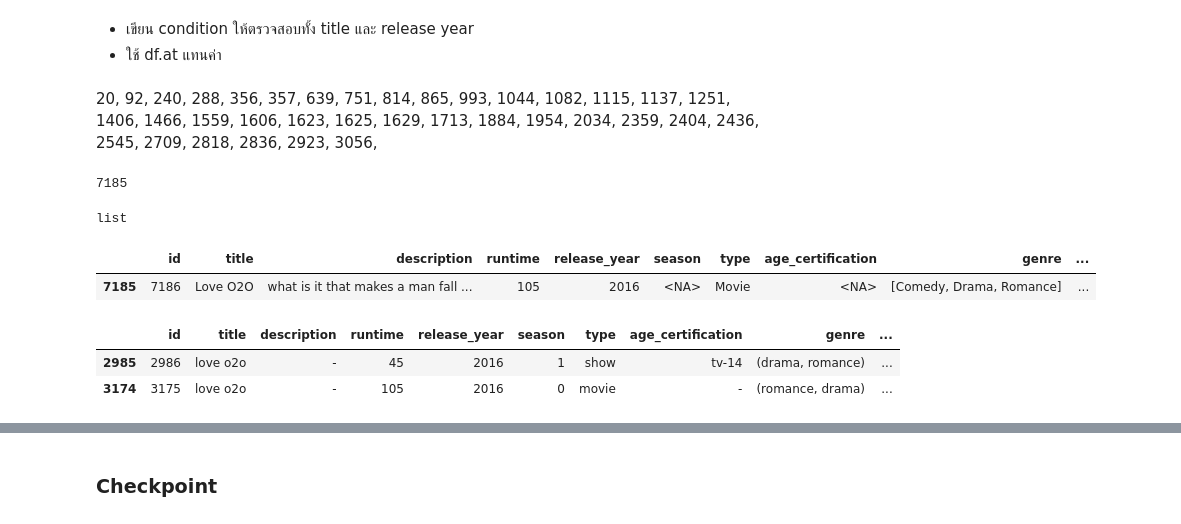
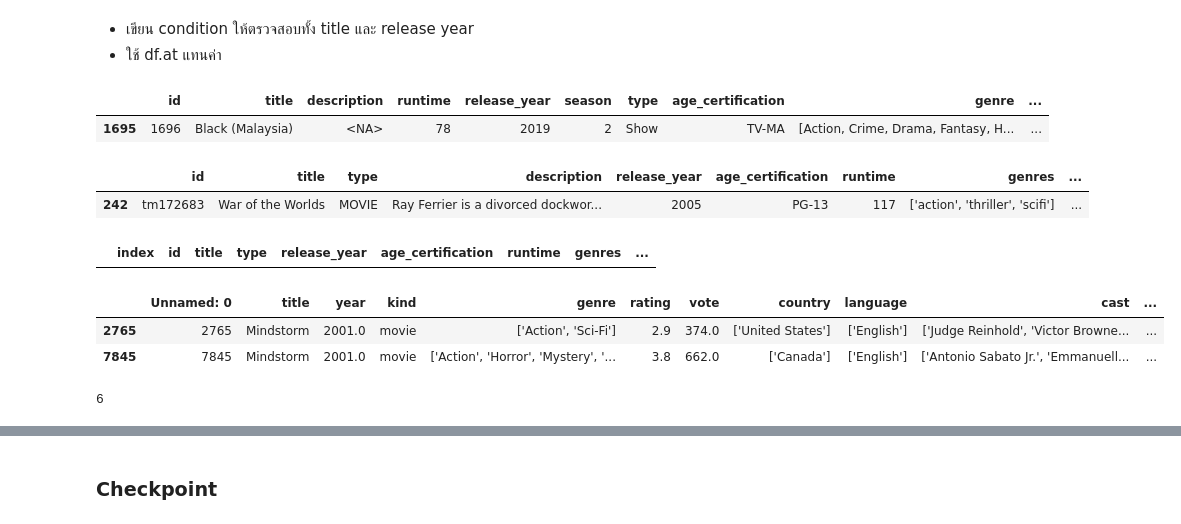
Before and after one commit to zolocapricorn/Senior_Project, a Jupyter notebook: Preparing_data.ipynb, the cells around one changed output, grey strips where cells are left out. Cells and saved outputs as stored; diff of their text form; code cells hidden in the pictures.

```diff
--- a/Preparing_data.ipynb
+++ b/Preparing_data.ipynb
@@ -1448,40 +1453,3 @@ df_a[df_a["title"] == "zz top: that little ol' band from texas"]
 # %% [markdown]
 - เขียน condition ให้ตรวจสอบทั้ง title และ release year
 - ใช้ df.at แทนค่า
-# %% [markdown]
-20,
- 92,
- 240,
- 288,
- 356,
- 357,
- 639,
- 751,
- 814,
- 865,
- 993,
- 1044,
- 1082,
- 1115,
- 1137,
- 1251,
- 1406,
- 1466,
- 1559,
- 1606,
- 1623,
- 1625,
- 1629,
- 1713,
- 1884,
- 1954,
- 2034,
- 2359,
- 2404,
- 2436,
- 2545,
- 2709,
- 2818,
- 2836,
- 2923,
- 3056,
@@ -1488,19 +1458,24 @@ df_a[df_a["title"] == "zz top: that little ol' band from texas"]
 # %%
-em[em.title == "Love O2O"].id.values[0]
+em[em["id"] == 1696]
 # %% [output]
-7185
+|  | id | title | description | runtime | release_year | season | type | age_certification | genre | ... |
+| 1695 | 1696 | Black (Malaysia) | <NA> | 78 | 2019 | 2 | Show | TV-MA | [Action, Crime, Drama, Fantasy, H... | ... |
+# %%
+title[title["title"] == "War of the Worlds"]
+# %% [output]
+|  | id | title | type | description | release_year | age_certification | runtime | genres | ... |
+| 242 | tm172683 | War of the Worlds | MOVIE | Ray Ferrier is a divorced dockwor... | 2005 | PG-13 | 117 | ['action', 'thriller', 'scifi'] | ... |
+# %%
+r_title[r_title["title"] == "Mindstorm"]
+# %% [output]
+|  | index | id | title | type | release_year | age_certification | runtime | genres | ... |
+# %%
+imdb[imdb["title"] == "Mindstorm"]
+# %% [output]
+|  | Unnamed: 0 | title | year | kind | genre | rating | vote | country | language | cast | ... |
+| 2765 | 2765 | Mindstorm | 2001.0 | movie | ['Action', 'Sci-Fi'] | 2.9 | 374.0 | ['United States'] | ['English'] | ['Judge Reinhold', 'Victor Browne... | ... |
+| 7845 | 7845 | Mindstorm | 2001.0 | movie | ['Action', 'Horror', 'Mystery', '... | 3.8 | 662.0 | ['Canada'] | ['English'] | ['Antonio Sabato Jr.', 'Emmanuell... | ... |
 # %%
-type(em[em.id == 7185].director.values[0])
+len(em[em.id == 3108].character.values[0])
 # %% [output]
-list
+6
-# %%
-em[em.id == 7186]
-# %% [output]
-|  | id | title | description | runtime | release_year | season | type | age_certification | genre | ... |
-| 7185 | 7186 | Love O2O | what is it that makes a man fall ... | 105 | 2016 | <NA> | Movie | <NA> | [Comedy, Drama, Romance] | ... |
-# %%
-crtc[crtc["title"] == "love o2o"]
-# %% [output]
-|  | id | title | description | runtime | release_year | season | type | age_certification | genre | ... |
-| 2985 | 2986 | love o2o | - | 45 | 2016 | 1 | show | tv-14 | (drama, romance) | ... |
-| 3174 | 3175 | love o2o | - | 105 | 2016 | 0 | movie | - | (romance, drama) | ... |
```
Also changed, not shown: parts of 134 cells of this notebook.
